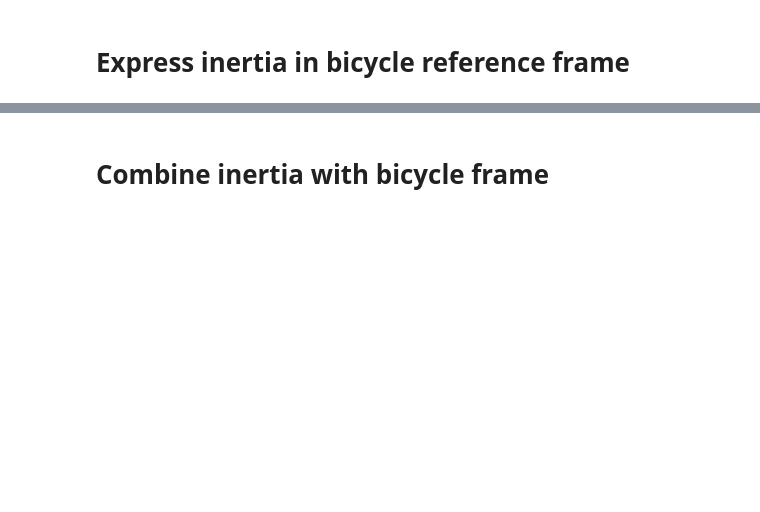
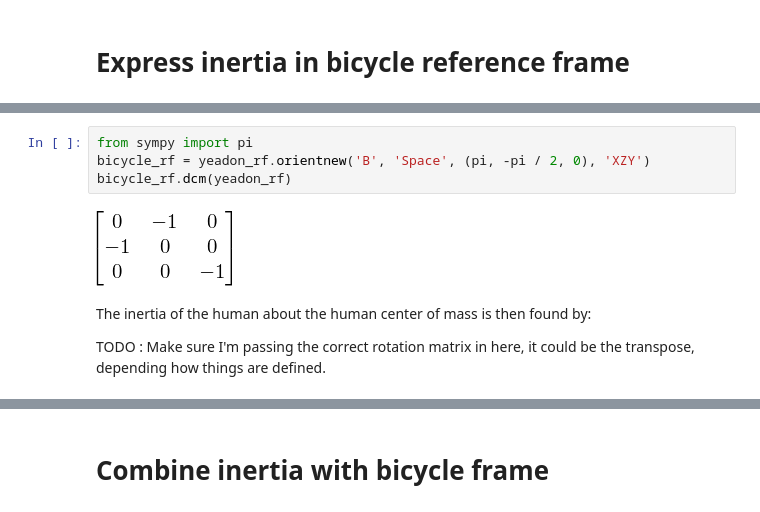
Before and after one commit to chrisdembia/python-yeadon-paper, a Jupyter notebook: src/bicycle_example.ipynb, the cells around one changed output, grey strips where cells are left out. Drawn from its saved outputs; the diff is of its cells as text; blank space fills up the shorter version.

```diff
--- a/src/bicycle_example.ipynb
+++ b/src/bicycle_example.ipynb
@@ -430,0 +428,10 @@ array([[ -9.53791842e-19],
+# %%
+from sympy import pi
+bicycle_rf = yeadon_rf.orientnew('B', 'Space', (pi, -pi / 2, 0), 'XZY')
+bicycle_rf.dcm(yeadon_rf)
+# %% [output]
+[figure, added]
+# %% [markdown]
+The inertia of the human about the human center of mass is then found by:
+
+TODO : Make sure I'm passing the correct rotation matrix in here, it could be the transpose, depending how things are defined.
```
Also changed, not shown: parts of 53 cells of this notebook.
